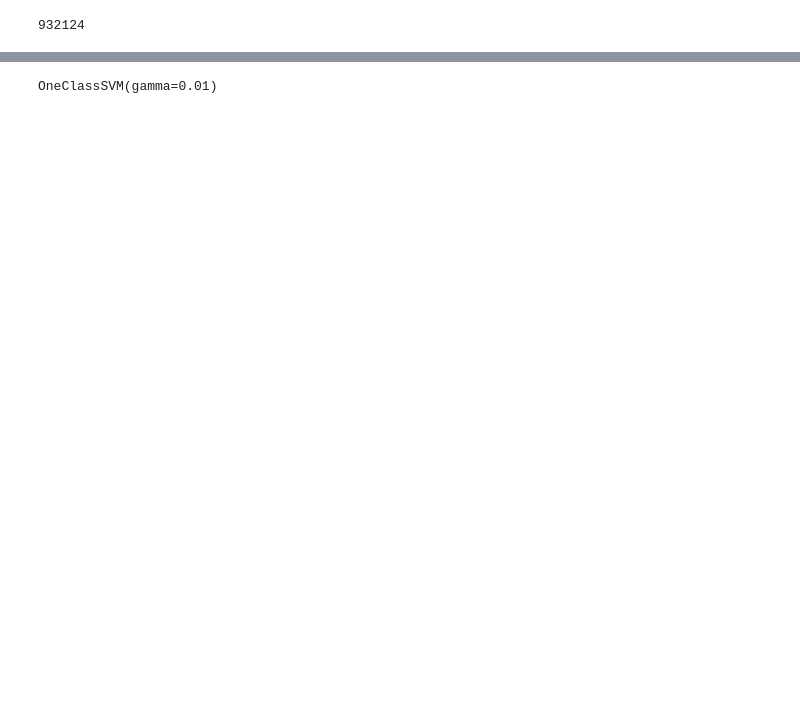
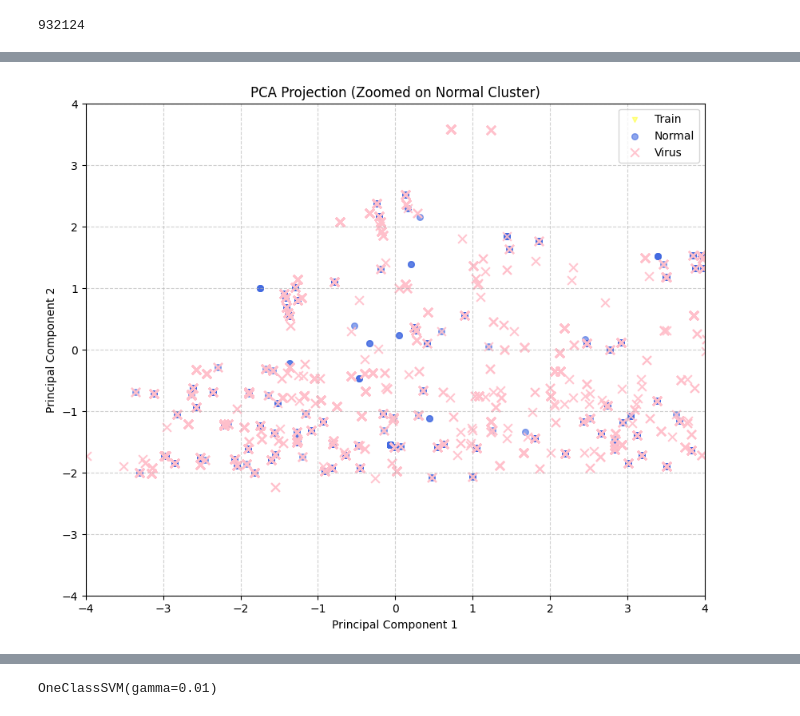
Before and after one commit to idanmaman4/RoboCopAi, a Jupyter notebook: syscall_handle_one_hot copy 2.ipynb, the cells around one changed output, grey strips where cells are left out. Saved outputs shown, nothing was run; the diff lists cells and outputs as text; code cells hidden in the pictures; blank space fills up the shorter version.

```diff
--- a/syscall_handle_one_hot copy 2.ipynb
+++ b/syscall_handle_one_hot copy 2.ipynb
@@ -246 +292,32 @@ plt.show()
+# %%
+# 1. Calculate limits based on the 95th percentile of the Train/Normal data
+# This prevents outliers from "squashing" the view of the main clusters
+x_limit = 4
+y_limit = 4
+
+plt.figure(figsize=(10, 8))
+
+# Plotting with adjusted sizes for clarity
+plt.scatter(x_train_2d[:, 0], x_train_2d[:, 1],
+            alpha=0.4, label="Train", marker="v", s=20, color='yellow')
+
+plt.scatter(X_normal_2d[:, 0], X_normal_2d[:, 1],
+            alpha=0.6, label="Normal", marker="o", s=30, color='royalblue')
+
+plt.scatter(X_virus_2d[:, 0], X_virus_2d[:, 1],
+            alpha=0.9, label="Virus", marker="x", s=60, color='pink')
+
+# ZOOM LOGIC: Set the limits
+plt.xlim(-x_limit, x_limit)
+plt.ylim(-y_limit, y_limit)
+
+plt.xlabel("Principal Component 1")
+plt.ylabel("Principal Component 2")
+plt.title("PCA Projection (Zoomed on Normal Cluster)")
+plt.legend(loc='upper right')
+plt.grid(True, linestyle='--', alpha=0.6)
+
+plt.show()
+# %% [output]
+[figure, added]
 # %%
```
Also changed, not shown: parts of 52 cells of this notebook, 4 other files.
